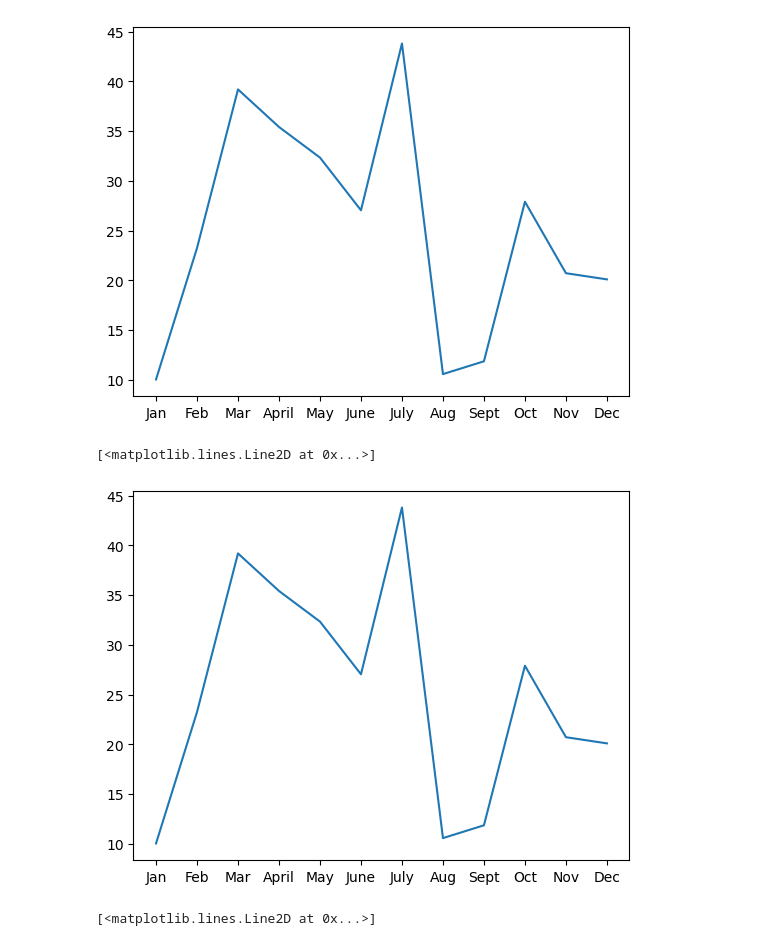
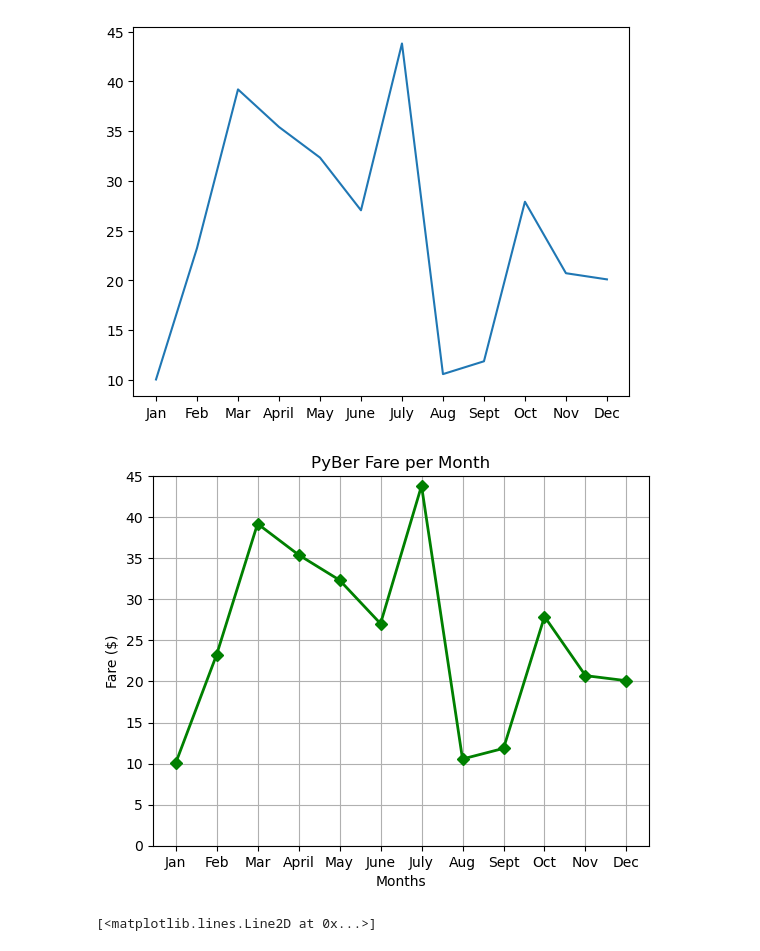
Before and after one commit to bhstarkey/PyBer_Analysis, a Jupyter notebook: matplotlib_practice.ipynb, the cells around one changed output. Drawn from its saved outputs; the diff is of its cells as text; code cells hidden in the pictures.

```diff
--- a/matplotlib_practice.ipynb
+++ b/matplotlib_practice.ipynb
@@ -19,10 +19,14 @@ plt.plot(x_axis,y_axis)
 # %%
 # Create line chart using object oriented interface
 fig, ax = plt.subplots()
-ax.plot(x_axis,y_axis)
+ax.plot(x_axis, y_axis, color="g", marker="D", linewidth=2, label="Boston")
+ax.set_title("PyBer Fare per Month")
+ax.set_xlabel("Months")
+ax.set_ylabel("Fare ($)")
+ax.set_ylim(0, 45)
+ax.grid()
 # %% [output]
-[<matplotlib.lines.Line2D at 0x...>]
-[figure, old version]
+[figure, new version]
 # %%
 # Create plot with broken out fig and ax
 fig = plt.figure()
```
Also changed, not shown: parts of 7 cells of this notebook.
